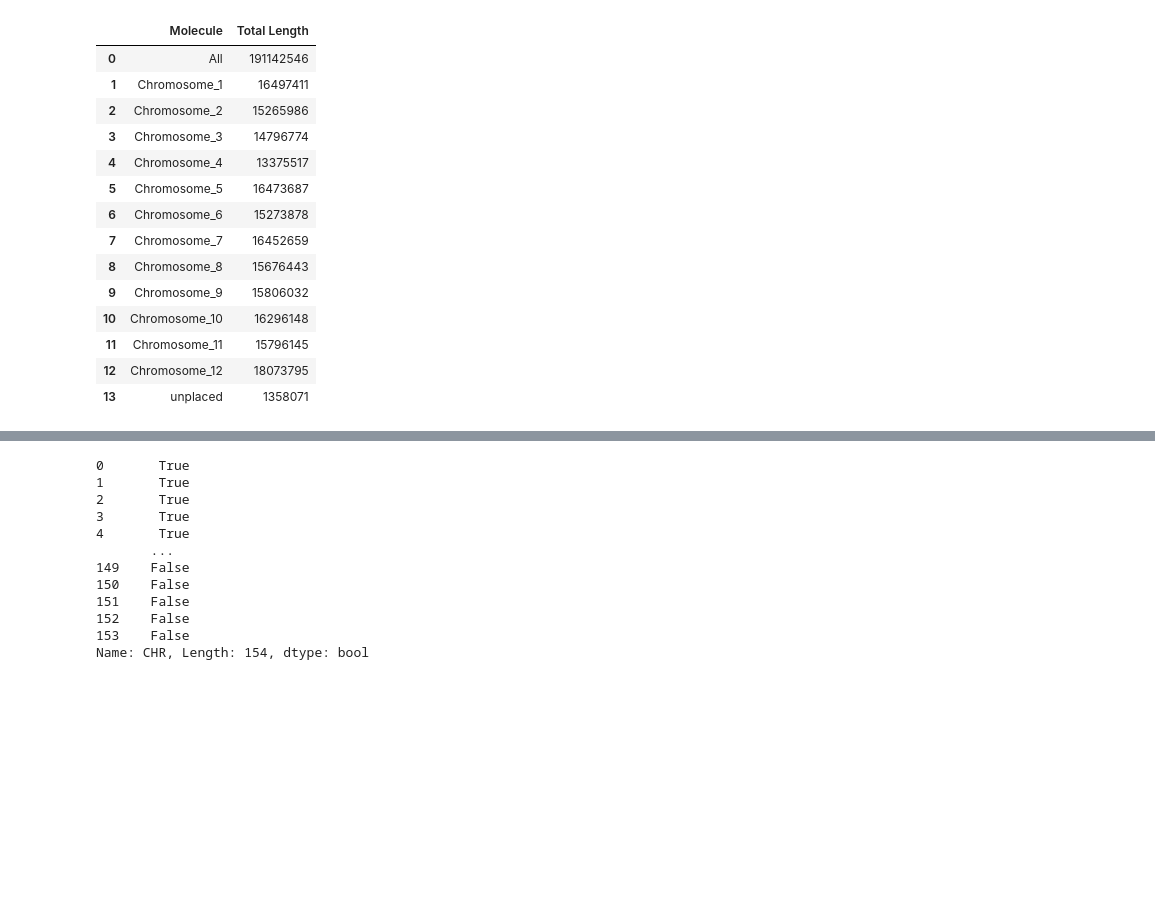
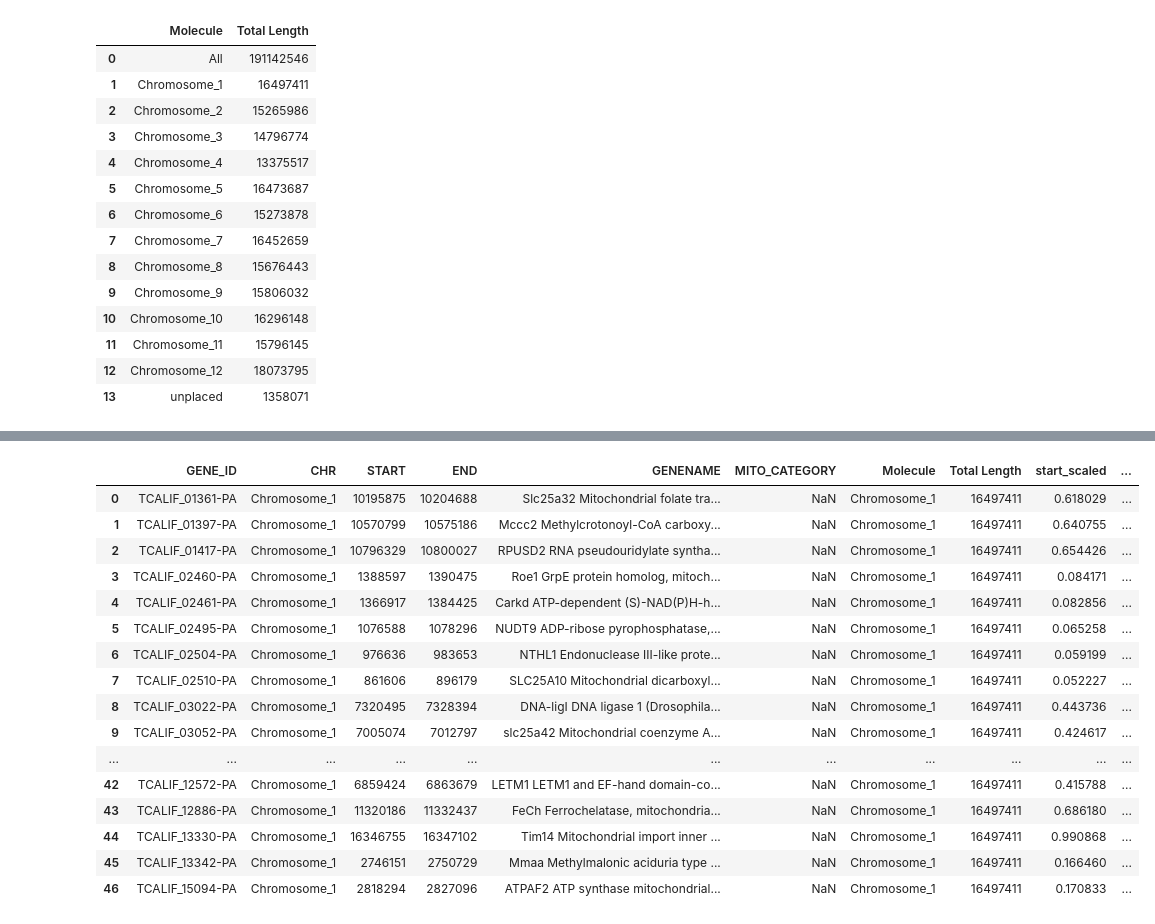
Before and after one commit to bluegenes/2020-exp-evol, a Jupyter notebook: mtNuc-gene-location-plot.ipynb, the cells around one changed output, grey strips where cells are left out. Cells and saved outputs as stored; diff of their text form; code cells hidden in the pictures; blank space fills up the shorter version.

```diff
--- a/mtNuc-gene-location-plot.ipynb
+++ b/mtNuc-gene-location-plot.ipynb
@@ -270,20 +277,25 @@ plt.close()
 # %%
 # spot check locations with the gene info for some of the chromosomes (below)
 # %%
-nM["CHR"] == "Chromosome_1"
+nM[nM["CHR"] == "Chromosome_1"]
 # %% [output]
-0       True
-1       True
-2       True
-3       True
-4       True
-       ...
-149    False
-150    False
-151    False
-152    False
-153    False
-Name: CHR, Length: 154, dtype: bool
+|  | GENE_ID | CHR | START | END | GENENAME | MITO_CATEGORY | Molecule | Total Length | start_scaled | ... |
+| 0 | TCALIF_01361-PA | Chromosome_1 | 10195875 | 10204688 | Slc25a32 Mitochondrial folate tra... | NaN | Chromosome_1 | 16497411 | 0.618029 | ... |
+| 1 | TCALIF_01397-PA | Chromosome_1 | 10570799 | 10575186 | Mccc2 Methylcrotonoyl-CoA carboxy... | NaN | Chromosome_1 | 16497411 | 0.640755 | ... |
+| 2 | TCALIF_01417-PA | Chromosome_1 | 10796329 | 10800027 | RPUSD2 RNA pseudouridylate syntha... | NaN | Chromosome_1 | 16497411 | 0.654426 | ... |
+| 3 | TCALIF_02460-PA | Chromosome_1 | 1388597 | 1390475 | Roe1 GrpE protein homolog, mitoch... | NaN | Chromosome_1 | 16497411 | 0.084171 | ... |
+| 4 | TCALIF_02461-PA | Chromosome_1 | 1366917 | 1384425 | Carkd ATP-dependent (S)-NAD(P)H-h... | NaN | Chromosome_1 | 16497411 | 0.082856 | ... |
+| 5 | TCALIF_02495-PA | Chromosome_1 | 1076588 | 1078296 | NUDT9 ADP-ribose pyrophosphatase,... | NaN | Chromosome_1 | 16497411 | 0.065258 | ... |
+| 6 | TCALIF_02504-PA | Chromosome_1 | 976636 | 983653 | NTHL1 Endonuclease III-like prote... | NaN | Chromosome_1 | 16497411 | 0.059199 | ... |
+| 7 | TCALIF_02510-PA | Chromosome_1 | 861606 | 896179 | SLC25A10 Mitochondrial dicarboxyl... | NaN | Chromosome_1 | 16497411 | 0.052227 | ... |
+| 8 | TCALIF_03022-PA | Chromosome_1 | 7320495 | 7328394 | DNA-ligI DNA ligase 1 (Drosophila... | NaN | Chromosome_1 | 16497411 | 0.443736 | ... |
+| 9 | TCALIF_03052-PA | Chromosome_1 | 7005074 | 7012797 | slc25a42 Mitochondrial coenzyme A... | NaN | Chromosome_1 | 16497411 | 0.424617 | ... |
+| ... | ... | ... | ... | ... | ... | ... | ... | ... | ... | ... |
+| 42 | TCALIF_12572-PA | Chromosome_1 | 6859424 | 6863679 | LETM1 LETM1 and EF-hand domain-co... | NaN | Chromosome_1 | 16497411 | 0.415788 | ... |
+| 43 | TCALIF_12886-PA | Chromosome_1 | 11320186 | 11332437 | FeCh Ferrochelatase, mitochondria... | NaN | Chromosome_1 | 16497411 | 0.686180 | ... |
+| 44 | TCALIF_13330-PA | Chromosome_1 | 16346755 | 16347102 | Tim14 Mitochondrial import inner ... | NaN | Chromosome_1 | 16497411 | 0.990868 | ... |
+| 45 | TCALIF_13342-PA | Chromosome_1 | 2746151 | 2750729 | Mmaa Methylmalonic aciduria type ... | NaN | Chromosome_1 | 16497411 | 0.166460 | ... |
+| 46 | TCALIF_15094-PA | Chromosome_1 | 2818294 | 2827096 | ATPAF2 ATP synthase mitochondrial... | NaN | Chromosome_1 | 16497411 | 0.170833 | ... |
 # %%
 nM[nM["CHR"] == "Chromosome_12"]
 # %% [output]
```
Also changed, not shown: parts of 12 cells of this notebook.
